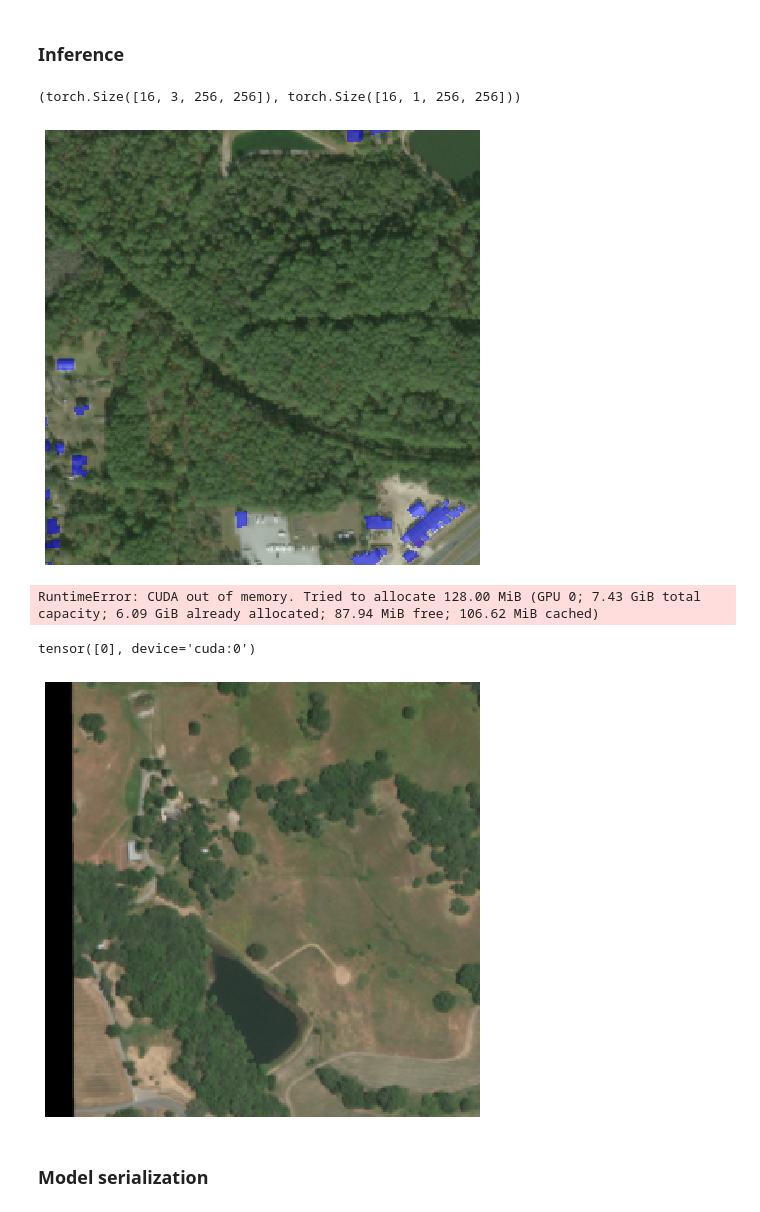
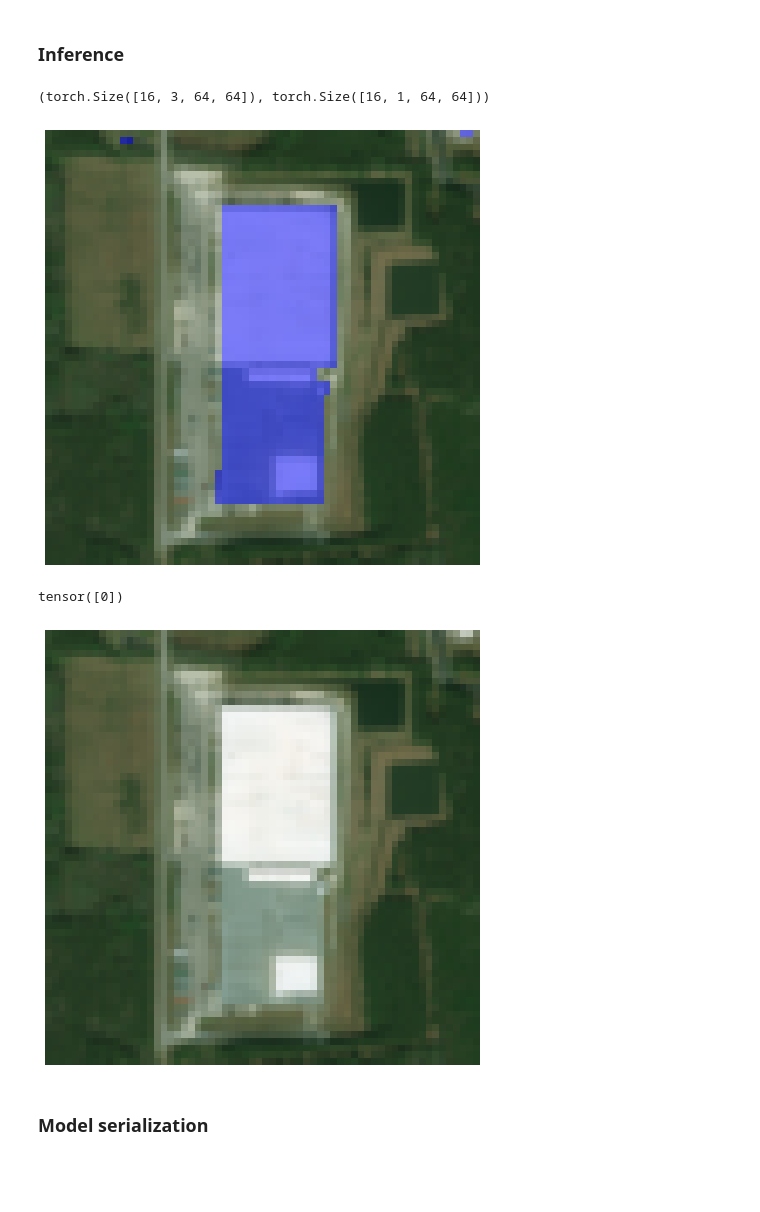
Before and after one commit to qAp/xview2comp, a Jupyter notebook: 02_model.ipynb, the cells around one changed output. Drawn from its saved outputs; the diff is of its cells as text; code cells hidden in the pictures; blank space fills up the shorter version.

```diff
--- a/02_model.ipynb
+++ b/02_model.ipynb
@@ -21,7 +21,7 @@ from fastai.vision import models
 Use the Unet that is already available in fastai v1 to begin with.
 # %%
 c = 2
-sz = 256 #32
+sz = 64 #256 #32
 # %%
 encoder = nn.Sequential(*list(models.resnet34().children())[:-2])
 # %%
@@ -242,6 +244,9 @@ functools.partial(<class 'exp.nb_06.BatchTransformXCallback'>, functools.partial
 # %%
-cbfs = [partial(BatchTransformXCallback, norm_imagenet), CudaCallback,
-        Recorder, ProgressCallback, partial(AvgStatsCallback, seg_acc)]
+loss_func = MultiChComboLoss()
+metrics = [acc_thresh_multich, dice_multich]
+cbfs = [partial(BatchTransformXCallback, norm_imagenet), #CudaCallback,
+        Recorder, ProgressCallback,
+        partial(AvgStatsCallback, metrics)]
 # %%
 learn = Learner(model, data, loss_func, lr=1e-1, cb_funcs=cbfs)
 # %%
@@ -264,5 +268,5 @@ learn.recorder.plot()
 # %%
-lr = 1e-1
+lr = 1e0
 pct_start = .5
 phases = create_phases(pct_start)
 sched_lr = combine_scheds(phases, cos_1cycle_anneal(lr/10., lr, lr/1e5))
@@ -303,30 +307,28 @@ xb.mean(), xb.std()
 iter_valid_dl = iter(learn.data.valid_dl)
 # %%
 xb, yb = next(iter_valid_dl)
-xb = xb.cuda()
+#xb = xb.cuda()
 # %%
 xb.shape, yb.shape
 # %% [output]
-(torch.Size([16, 3, 256, 256]), torch.Size([16, 1, 256, 256]))
+(torch.Size([16, 3, 64, 64]), torch.Size([16, 1, 64, 64]))
 # %%
-idx = 3
+idx = 5
 show_sample(xb[idx], mas=yb[idx], figsize=(8, 8), alpha=0.5)
 # %% [output]
-[figure, old version]
+[figure, new version]
 # %%
 pred = learn.model(xb)
-# %% [output]
-RuntimeError: CUDA out of memory. Tried to allocate 128.00 MiB (GPU 0; 7.43 GiB total capacity; 6.09 GiB already allocated; 87.94 MiB free; 106.62 MiB cached)
 # %%
 predmask = pred2mask(pred)
 # %%
 predmask[idx].unique()
 # %% [output]
-tensor([0], device='cuda:0')
+tensor([0])
 # %%
 show_sample(xb[idx], mas=predmask[idx], figsize=(8, 8))
 # %% [output]
-[figure, old version]
+[figure, new version]
 # %% [markdown]
 ### Model serialization
 # %%
```
Also changed, not shown: parts of 13 cells of this notebook.
